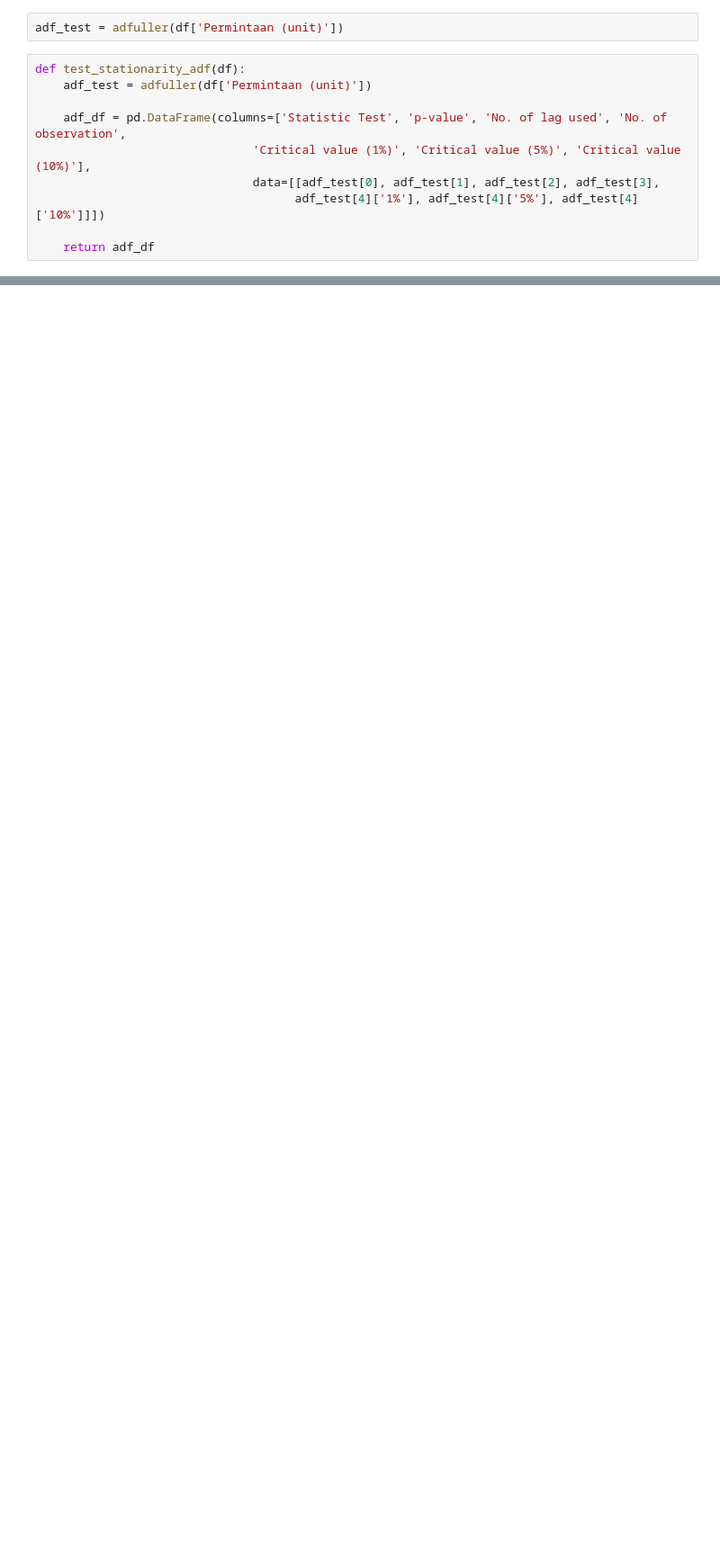
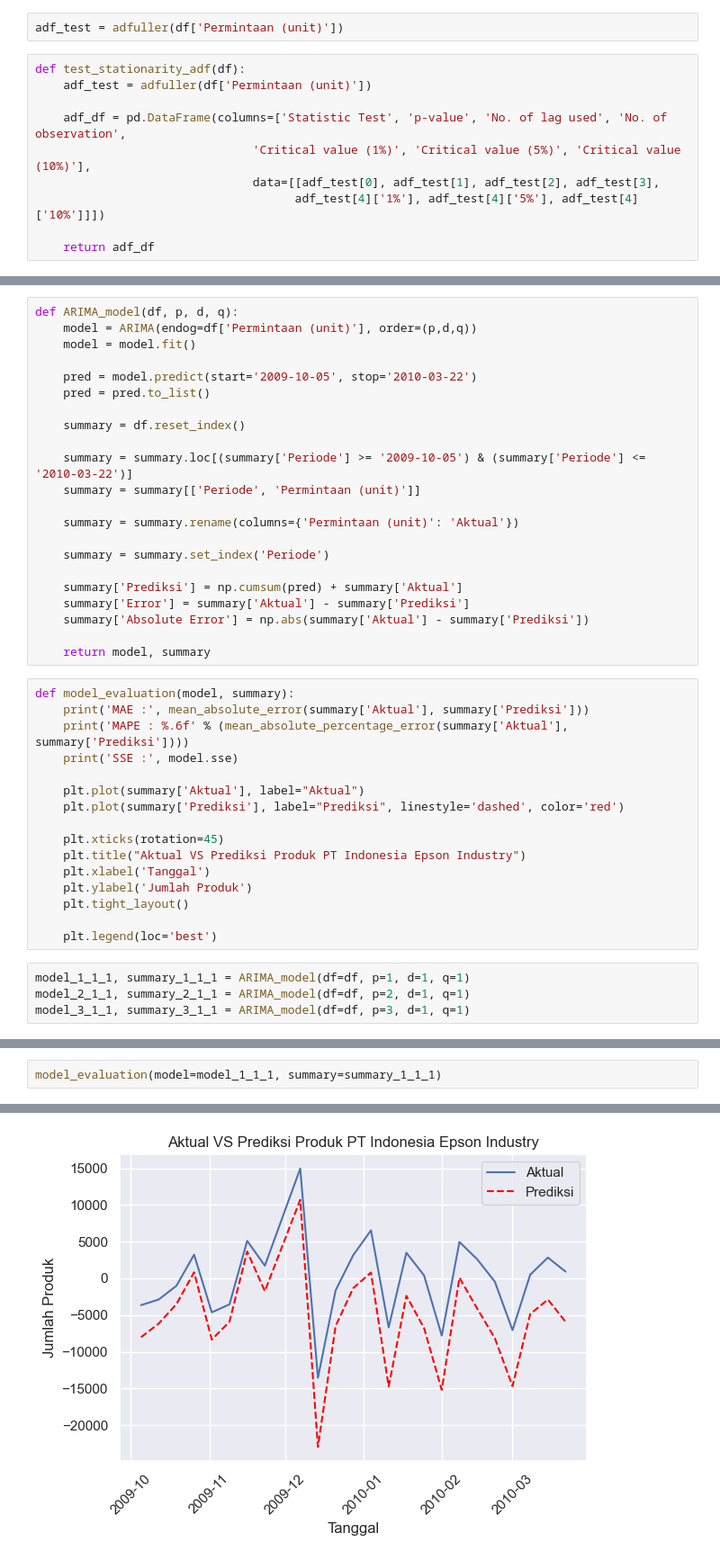
Before and after one commit to andrewmanuelt/arima, a Jupyter notebook: timeseries.ipynb, the cells around one changed output, grey strips where cells are left out. Shown at 90% size. Drawn from its saved outputs; the diff is of its cells as text; blank space fills up the shorter version.

```diff
--- a/timeseries.ipynb
+++ b/timeseries.ipynb
@@ -85,0 +162,42 @@ model.fit(df)
+# %%
+def ARIMA_model(df, p, d, q):
+    model = ARIMA(endog=df['Permintaan (unit)'], order=(p,d,q))
+    model = model.fit()
+
+    pred = model.predict(start='2009-10-05', stop='2010-03-22')
+    pred = pred.to_list()
+
+    summary = df.reset_index()
+
+    summary = summary.loc[(summary['Periode'] >= '2009-10-05') & (summary['Periode'] <= '2010-03-22')]
+    summary = summary[['Periode', 'Permintaan (unit)']]
+
+    summary = summary.rename(columns={'Permintaan (unit)': 'Aktual'})
+
+    summary = summary.set_index('Periode')
+
+    summary['Prediksi'] = np.cumsum(pred) + summary['Aktual']
+    summary['Error'] = summary['Aktual'] - summary['Prediksi']
+    summary['Absolute Error'] = np.abs(summary['Aktual'] - summary['Prediksi'])
+
+    return model, summary
+# %%
+def model_evaluation(model, summary):
+    print('MAE :', mean_absolute_error(summary['Aktual'], summary['Prediksi']))
+    print('MAPE : %.6f' % (mean_absolute_percentage_error(summary['Aktual'], summary['Prediksi'])))
+    print('SSE :', model.sse)
+
+    plt.plot(summary['Aktual'], label="Aktual")
+    plt.plot(summary['Prediksi'], label="Prediksi", linestyle='dashed', color='red')
+
+    plt.xticks(rotation=45)
+    plt.title("Aktual VS Prediksi Produk PT Indonesia Epson Industry")
+    plt.xlabel('Tanggal')
+    plt.ylabel('Jumlah Produk')
+    plt.tight_layout()
+
+    plt.legend(loc='best')
+# %%
+model_1_1_1, summary_1_1_1 = ARIMA_model(df=df, p=1, d=1, q=1)
+model_2_1_1, summary_2_1_1 = ARIMA_model(df=df, p=2, d=1, q=1)
+model_3_1_1, summary_3_1_1 = ARIMA_model(df=df, p=3, d=1, q=1)
@@ -85,0 +250,3 @@ model.fit(df)
+# %%
+model_evaluation(model=model_1_1_1, summary=summary_1_1_1)
+# %% [output]
@@ -85,0 +256 @@ model.fit(df)
+[figure, added]
```
Also changed, not shown: parts of 26 cells of this notebook.
